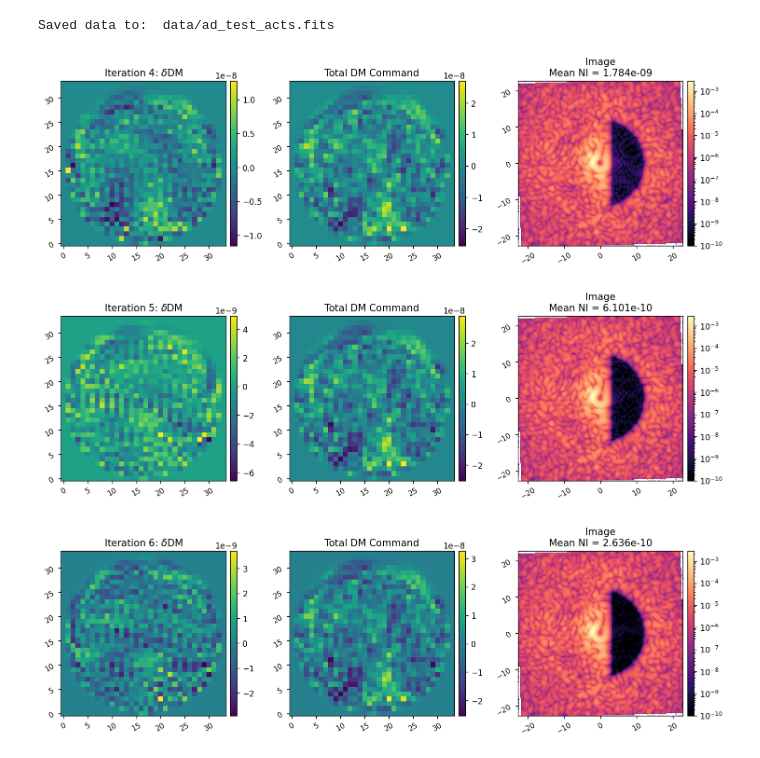
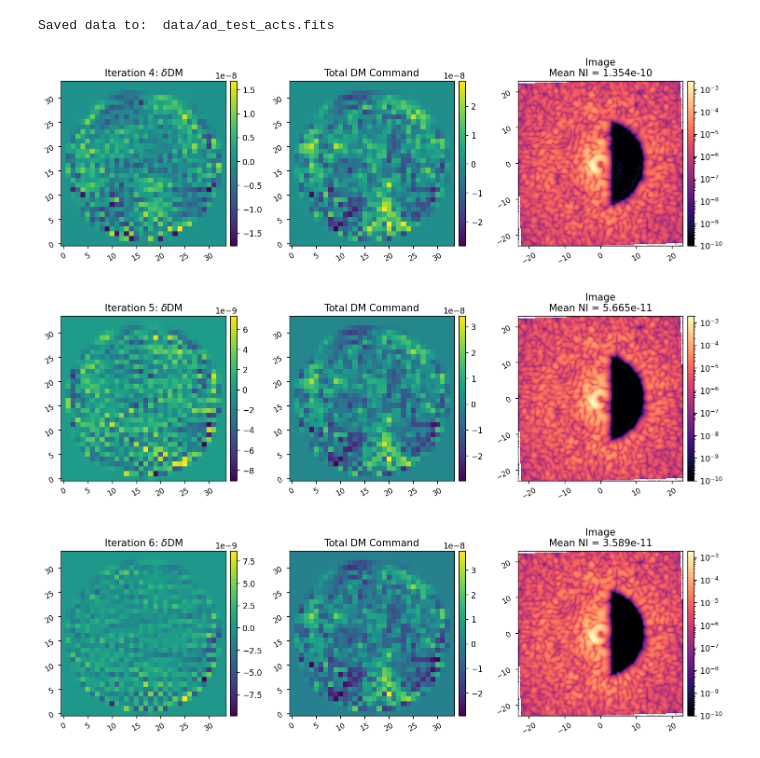
Before and after one commit to uasal/scoob-psf, a Jupyter notebook: notebooks/ad_scoob_efc.ipynb, the cells around one changed output. Cells and saved outputs as stored; diff of their text form; code cells hidden in the pictures.

```diff
--- a/notebooks/ad_scoob_efc.ipynb
+++ b/notebooks/ad_scoob_efc.ipynb
@@ -37,9 +59,9 @@ reload(ad_scoob)
 m = ad_scoob.MODEL()
 m.WFE = WFE
 
-m.npsf = 150
+# m.npsf = 150
 m.det_rotation = 178
-m.psf_pixelscale_lamD = 0.303
+# m.psf_pixelscale_lamD = 0.307
 
 m.create_control_mask()
 
@@ -150,34 +176,35 @@ all_commands = []
 # %%
 reload(ad_scoob)
 reload(ad_efc)
 
 r_cond = 1e-2
-# r_cond = 1e-3
-r_cond = 1e-4
+r_cond = 1e-3
+# r_cond = 1e-4
 # r_cond = 1e-5
+r_cond = 1e-6
 
 bfgs_tol = 1e-2
 bfgs_tol = 1e-3
 bfgs_tol = 1e-4
-# bfgs_tol = 1e-5
+bfgs_tol = 1e-5
 
 bfgs_opts = {
     'disp':False,
     # 'ftol':1e-6,
     # 'gtol':1e-6,
 }
 
 all_ims, all_efs, all_commands = ad_efc.sim(m, ad_scoob.val_and_grad,
                                             Nitr=3,
                                             reg_cond=r_cond,
                                             bfgs_tol=bfgs_tol,
                                             bfgs_opts=bfgs_opts,
                                             gain=1,
                                             all_ims=all_ims,
                                             all_efs=all_efs,
                                             all_commands=all_commands,
                                             )
 # %% [output]
-[figure, old version]
+[figure, new version]
-[figure, old version]
+[figure, new version]
-[figure, old version]
+[figure, new version]
```
Also changed, not shown: parts of 6 cells of this notebook, 1 other file.
